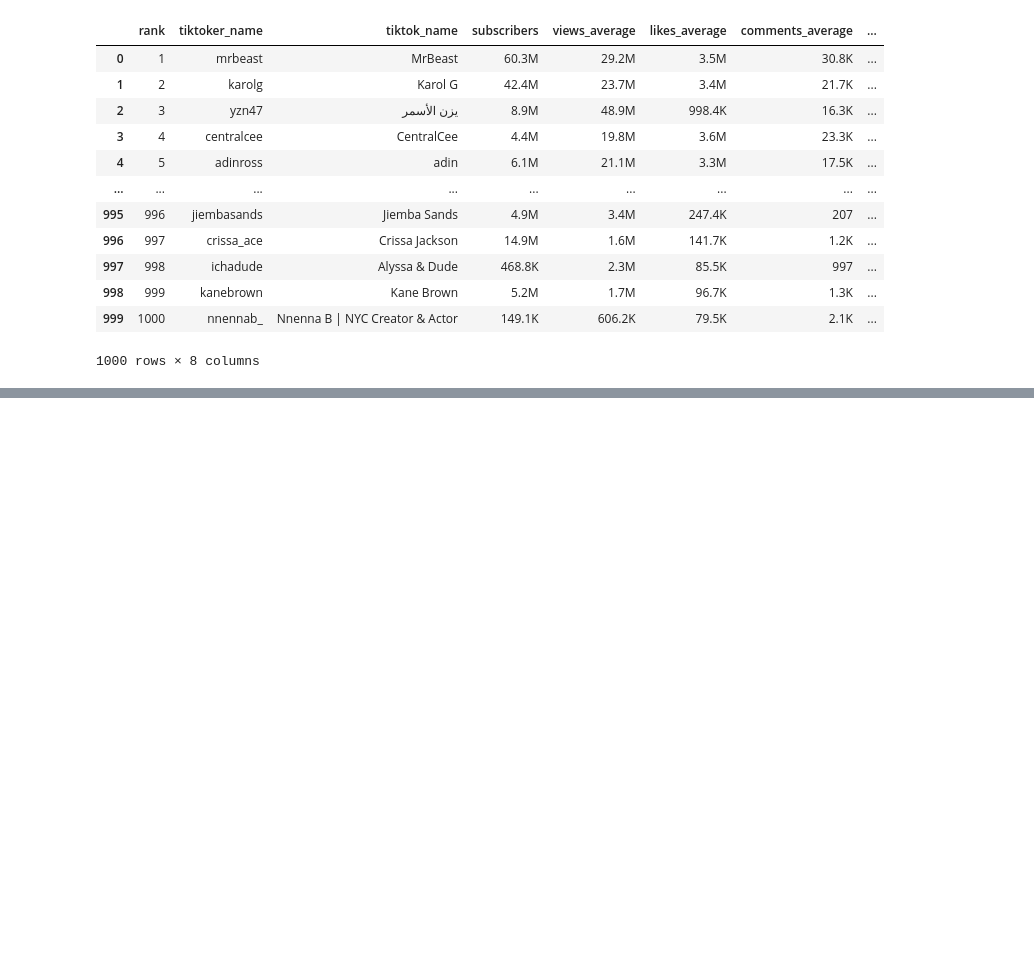
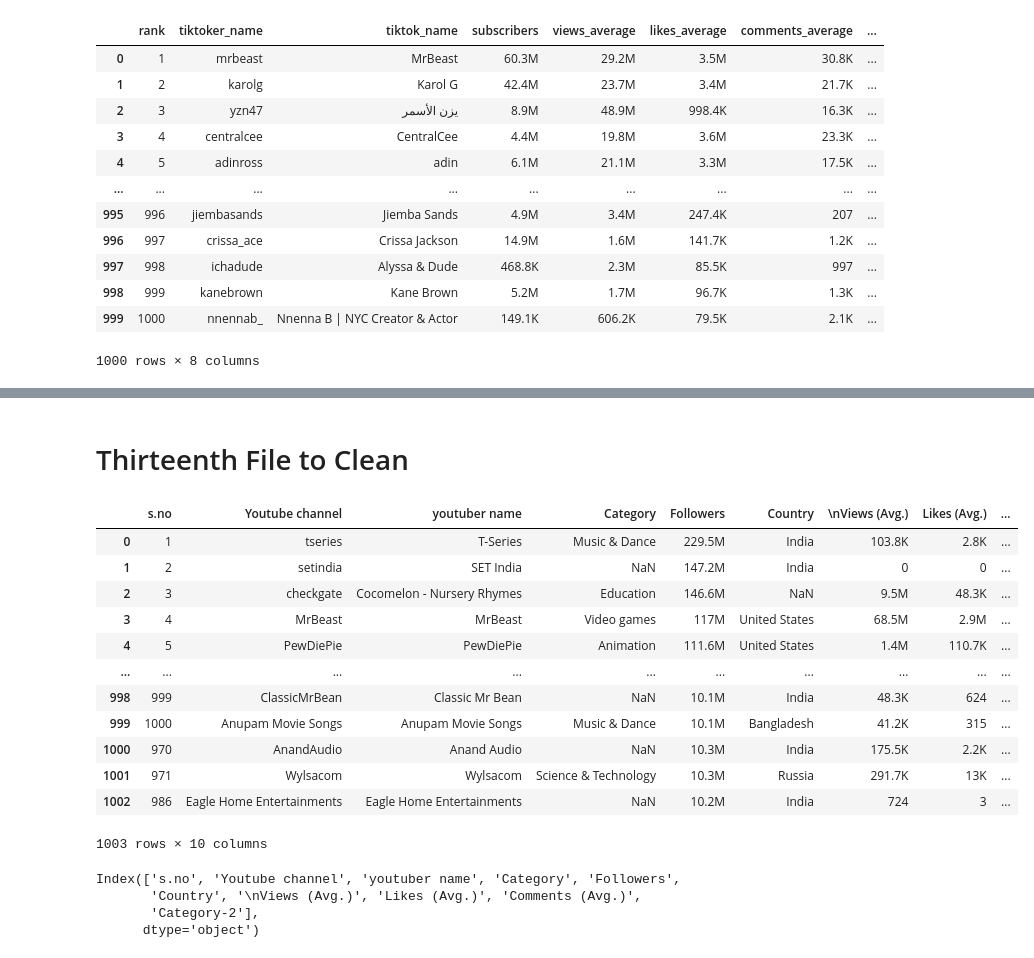
Before and after one commit to AlexOrtiz5/Social_Media, a Jupyter notebook: Clean_Media_Data.ipynb, the cells around one changed output, grey strips where cells are left out. Saved outputs shown, nothing was run; the diff lists cells and outputs as text; code cells hidden in the pictures; blank space fills up the shorter version.

Commit message:
Added the final files to clean

```diff
--- a/Clean_Media_Data.ipynb
+++ b/Clean_Media_Data.ipynb
@@ -651,0 +778,26 @@ df10
+# %% [markdown]
+# Thirteenth File to Clean
+# %%
+df13 = pd.read_csv("./Media_Data/social media influencers-YOUTUBE - --DEC 2022.csv")
+df13
+# %% [output]
+|  | s.no | Youtube channel | youtuber name | Category | Followers | Country | \nViews (Avg.) | Likes (Avg.) | ... |
+| 0 | 1 | tseries | T-Series | Music & Dance | 229.5M | India | 103.8K | 2.8K | ... |
+| 1 | 2 | setindia | SET India | NaN | 147.2M | India | 0 | 0 | ... |
+| 2 | 3 | checkgate | Cocomelon - Nursery Rhymes | Education | 146.6M | NaN | 9.5M | 48.3K | ... |
+| 3 | 4 | MrBeast | MrBeast | Video games | 117M | United States | 68.5M | 2.9M | ... |
+| 4 | 5 | PewDiePie | PewDiePie | Animation | 111.6M | United States | 1.4M | 110.7K | ... |
+| ... | ... | ... | ... | ... | ... | ... | ... | ... | ... |
+| 998 | 999 | ClassicMrBean | Classic Mr Bean | NaN | 10.1M | India | 48.3K | 624 | ... |
+| 999 | 1000 | Anupam Movie Songs | Anupam Movie Songs | Music & Dance | 10.1M | Bangladesh | 41.2K | 315 | ... |
+| 1000 | 970 | AnandAudio | Anand Audio | NaN | 10.3M | India | 175.5K | 2.2K | ... |
+| 1001 | 971 | Wylsacom | Wylsacom | Science & Technology | 10.3M | Russia | 291.7K | 13K | ... |
+| 1002 | 986 | Eagle Home Entertainments | Eagle Home Entertainments | NaN | 10.2M | India | 724 | 3 | ... |
+1003 rows × 10 columns
+# %%
+df13.columns
+# %% [output]
+Index(['s.no', 'Youtube channel', 'youtuber name', 'Category', 'Followers',
+       'Country', '\nViews (Avg.)', 'Likes (Avg.)', 'Comments (Avg.)',
+       'Category-2'],
+      dtype='object')
```
Also changed, not shown: parts of 17 cells of this notebook.
